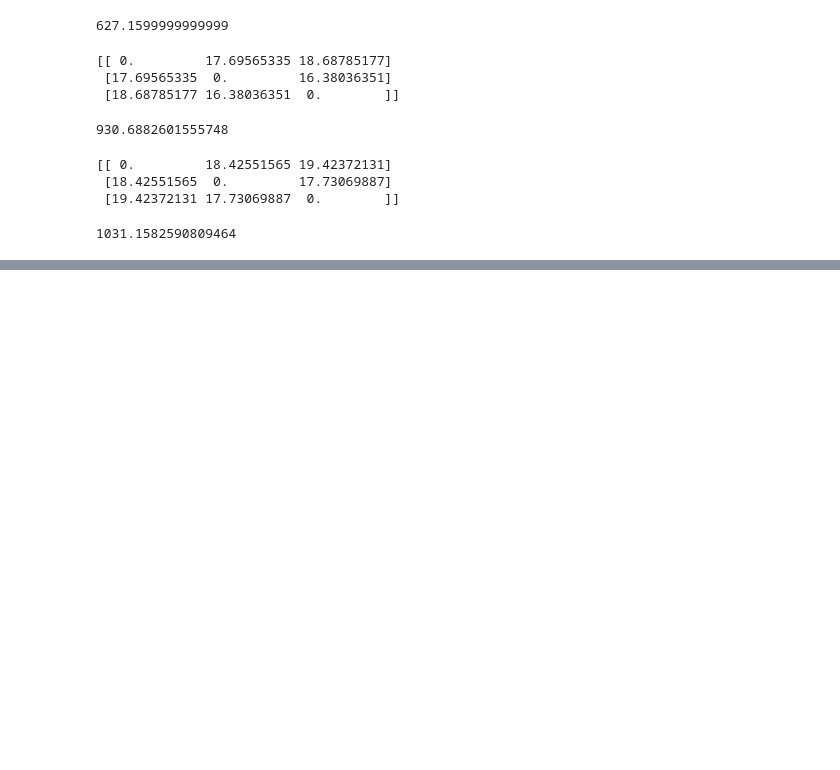
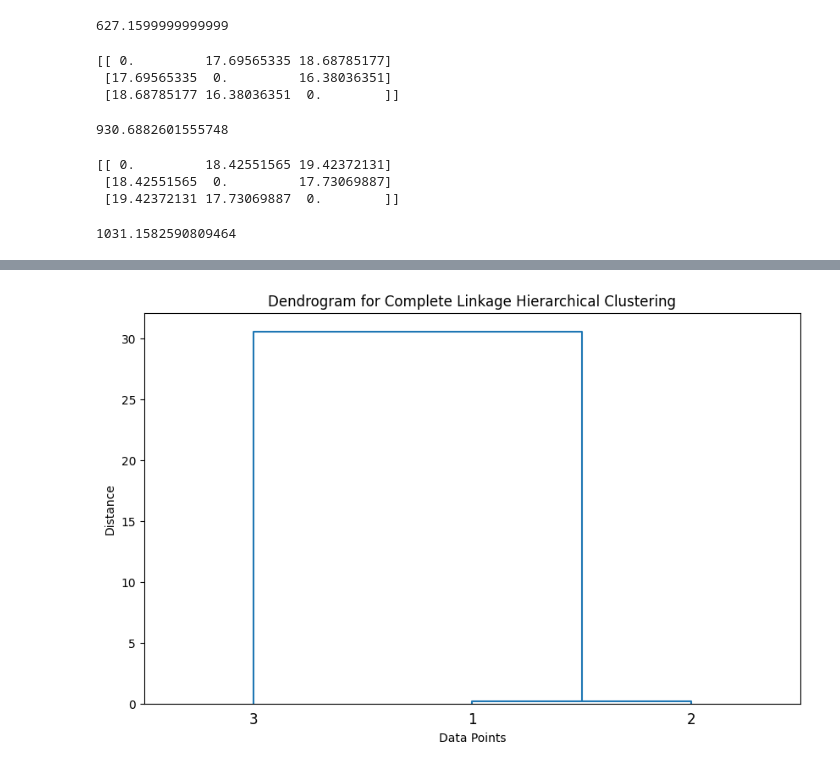
Before and after one commit to natalie2nguyen/ML_Assignment3, a Jupyter notebook: assignment3.ipynb, the cells around one changed output, grey strips where cells are left out. Saved outputs shown, nothing was run; the diff lists cells and outputs as text; code cells hidden in the pictures; blank space fills up the shorter version.

```diff
--- a/assignment3.ipynb
+++ b/assignment3.ipynb
@@ -580,0 +609,12 @@ print(centroid_sse)
+# %%
+c_linkage_matrix = sch.linkage(complete_linkage_matrix, method='single')
+
+# Plot the dendrogram
+plt.figure(figsize=(10, 6))
+sch.dendrogram(c_linkage_matrix, labels=['1', '2', '3'], color_threshold=0)
+plt.title('Dendrogram for Complete Linkage Hierarchical Clustering')
+plt.xlabel('Data Points')
+plt.ylabel('Distance')
+plt.show()
+# %% [output]
+[figure, added]
```
Also changed, not shown: parts of 12 cells of this notebook.
